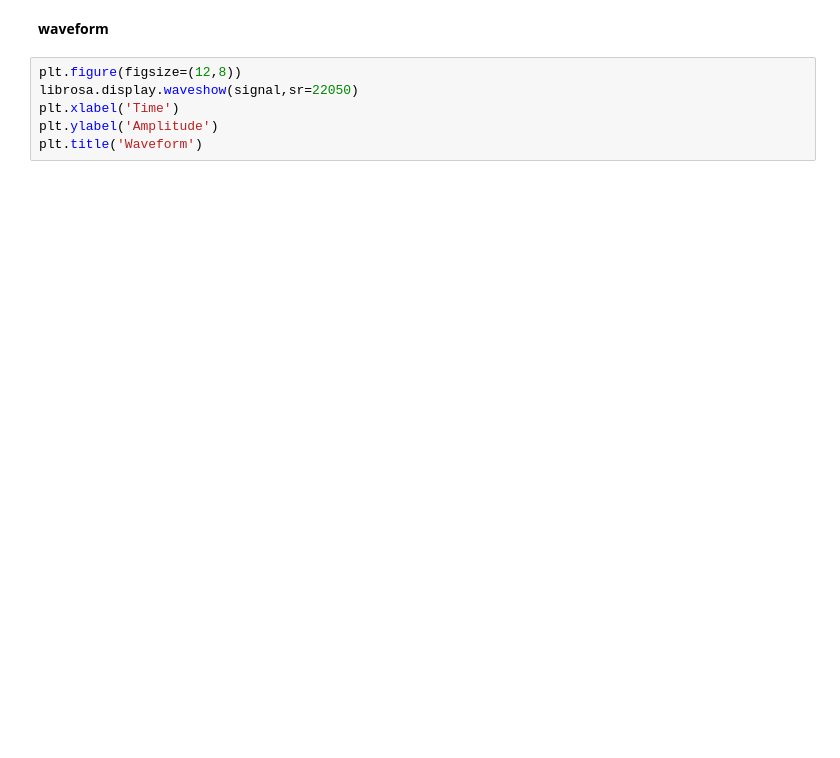
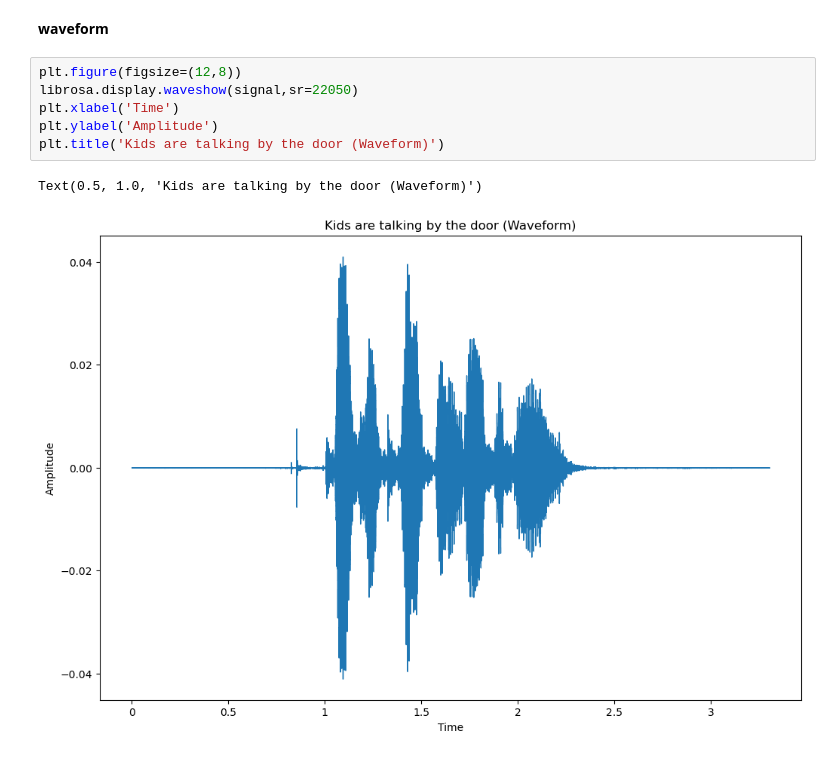
Before and after one commit to iitimii/RAIN-INN-Speech-Emotion-Recognition, a Jupyter notebook: audio_analysis.ipynb, the cells around one changed output. Saved outputs shown, nothing was run; the diff lists cells and outputs as text; blank space fills up the shorter version.

```diff
--- a/audio_analysis.ipynb
+++ b/audio_analysis.ipynb
@@ -51,6 +82,9 @@ audio_df['Signal'].hist()
 # %%
 plt.figure(figsize=(12,8))
 librosa.display.waveshow(signal,sr=22050)
 plt.xlabel('Time')
 plt.ylabel('Amplitude')
-plt.title('Waveform')
+plt.title('Kids are talking by the door (Waveform)')
+# %% [output]
+Text(0.5, 1.0, 'Kids are talking by the door (Waveform)')
+[figure, added]
```
Also changed, not shown: parts of 8 cells of this notebook.
